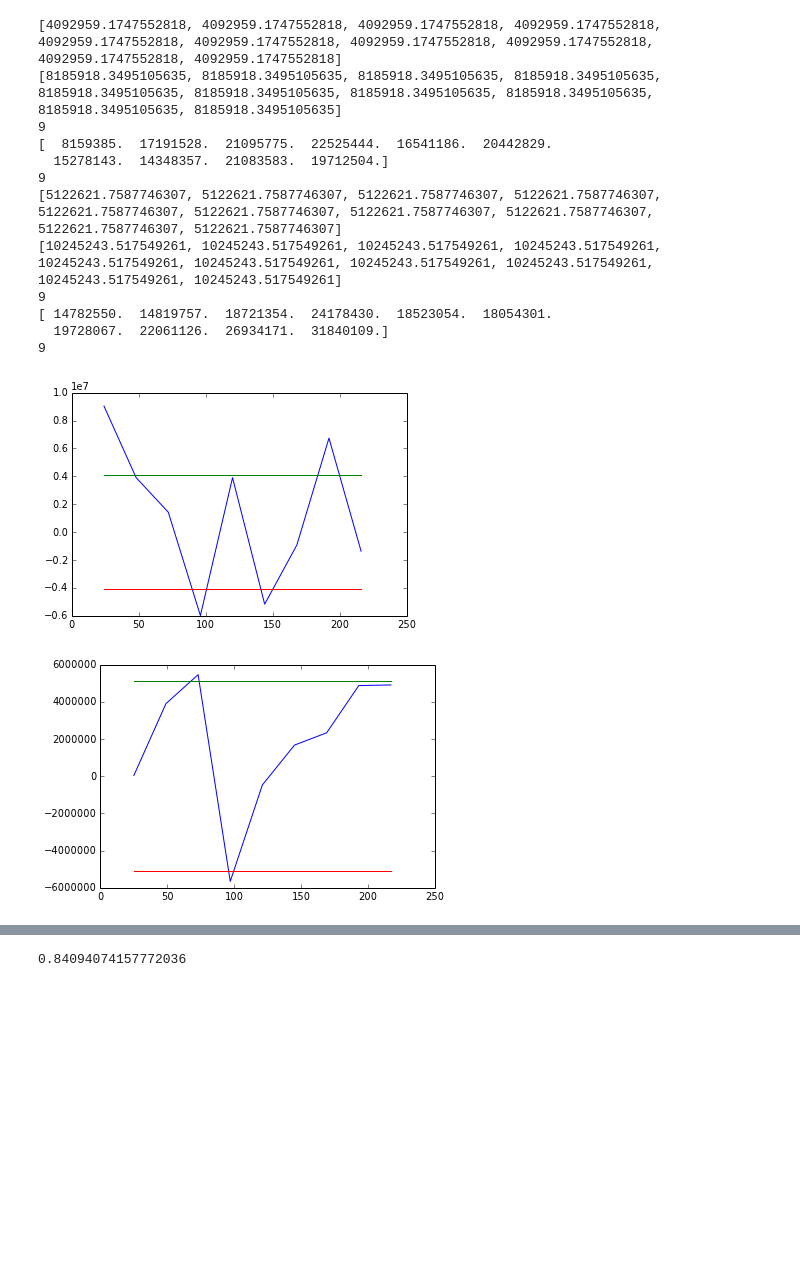
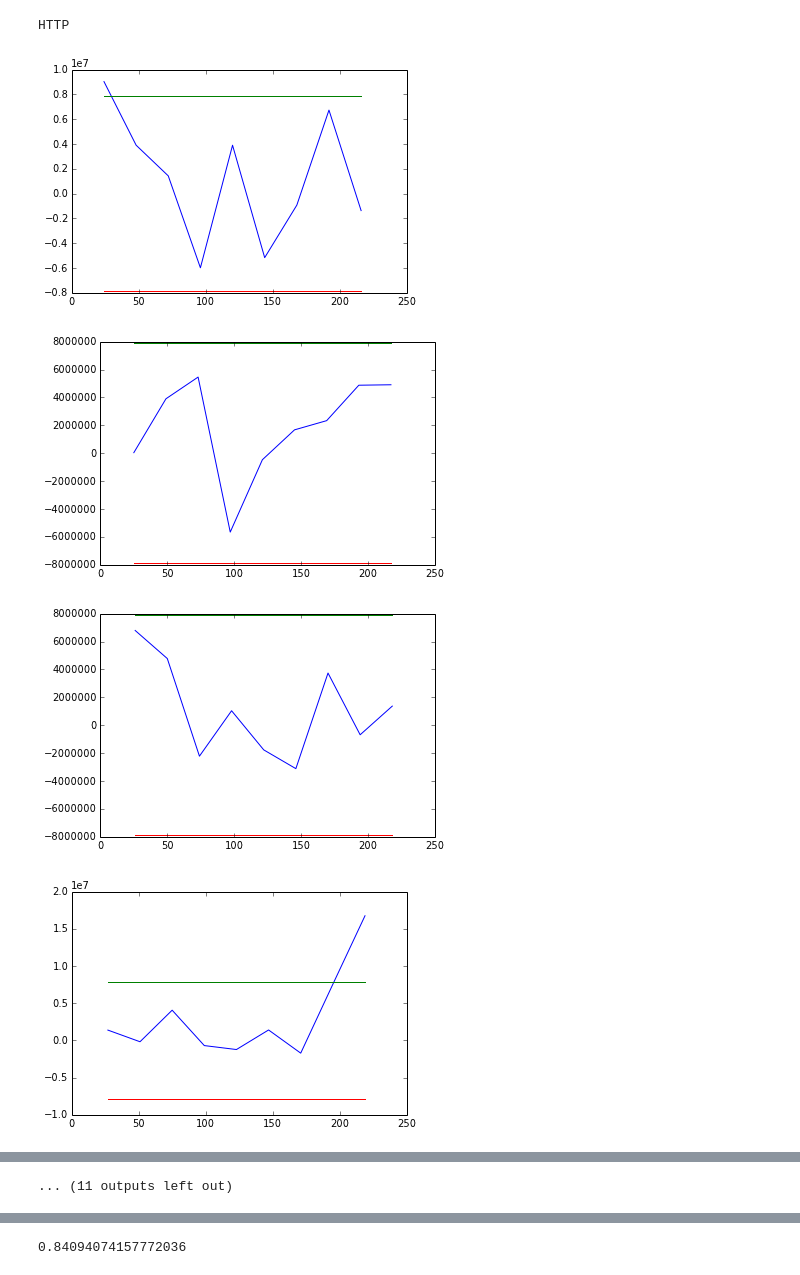
Before and after one commit to arnarn/projekt, a Jupyter notebook: project.ipynb, the cells around one changed output, grey strips where cells are left out. Cells and saved outputs as stored; diff of their text form; code cells hidden in the pictures; blank space fills up the shorter version.

```diff
--- a/project.ipynb
+++ b/project.ipynb
@@ -42,11 +103,9 @@ def collect_services(reportList):
 # %%
 reptimes = map(get_time, reports)
 # %%
-# What feature to use (E.g.: 'Akamai DLM', 'HTTP', 'Apple maps', Diablo 3')
-servicename = 'HTTP'
-feature_speeds = []
-for x in reports:
-    feature_speeds.append(getSpeedForService(x, servicename))
+# What feature to use (E.g.: 'YouTube', 'HTTP', 'Apple maps', Diablo 3')
+servicename = 'Vine'
+feature_speeds = GETfeature_speeds(servicename)
 plt.plot(range(0,len(feature_speeds)),feature_speeds)
 print servicename
 # %% [output]
@@ -136,10 +149,16 @@ model parameters: [ 541.86656959 -855.0083673 ]
 # %%
 # Report for every hour (E.g. 08:00 and 09:00 every day)
+servicename = 'Vine'
+print servicename
+feature_speeds = GETfeature_speeds(servicename)
+matris = GETmatris(feature_speeds)
+variables = GETvariables(matris, feature_speeds)
+unused_hours = variables[0]
+started_days = variables[1]
 hour = range(0,24)
 modelParametersM = []
 residualsL = []
 meanSDM = []
-unused_hours = 0
 minV = []
 maxV = []
 
@@ -148,7 +167,6 @@ for x1 in hour:
     print days
     yAxis = matris[:,x1]
     if len(days) < len(matris[:,x1]):
-        unused_hours = unused_hours+1
         yAxis = matris[0:-1,x1]  # Remove the last zero digit if the full 24 hr of the day hasn't passed
     plt.figure(x1)
     pylab.plot(days, yAxis)
@@ -228,43 +378,37 @@ days = range(0,len(feature_speeds),24)
 # %%
-# Using yesterday
-hour = range(0,2)
-unused_hours = 0
+# Using yesterday [raw value]
+servicename = 'HTTP'
+SDmultiplier = 2
+
+hour = range(0,22)
+print servicename
+feature_speeds = GETfeature_speeds(servicename)
+matris = GETmatris(feature_speeds)
+variables = GETvariables(matris, feature_speeds)
+unused_hours = variables[0]
+SDtotMean = GETSDtotMean(matris, feature_speeds)
+
 for x1 in hour:
     days = range(x1,len(feature_speeds),24)
-    speeds_for_hour = matris[:,x1]
     if len(days) < len(matris[:,x1]):
-        unused_hours = unused_hours+1
         speeds_for_hour = matris[0:-1,x1]  # Remove the last zero digit if the full 24 hr of the day hasn't passed
+    else:
+        speeds_for_hour = matris[:,x1]
     diff_for_hour = [j-i for i, j in zip(speeds_for_hour[:-1], speeds_for_hour[1:])]
-    SD1 = []
-    SD2 = []
-    SD3 = []
-    SD1n = []
+    SD1u = []
+    SD1l = []
+    SDtotMean1u = [] # standard deviation, upper bound
+    SDtotMean1l = [] # standard deviation, lower bound
     for x2 in days:
-        SD1.append(meanSD(speeds_for_hour)[1])
-        SD2.append(meanSD(speeds_for_hour)[1]*2)
-        SD3.append(meanSD(speeds_for_hour)[1]*3)
-        SD1n.append(meanSD(speeds_for_hour)[1]*-1)
-    print SD1
-    print SD2
-    print len(diff_for_hour)
-    print speeds_for_hour
-    print len(days[1:])
+        SD1u.append(meanSD(speeds_for_hour)[1]*SDmultiplier)
+        SD1l.append(meanSD(speeds_for_hour)[1]*-SDmultiplier)
+        SDtotMean1u.append(SDtotMean*SDmultiplier)
+        SDtotMean1l.append(SDtotMean*-SDmultiplier)
     figure(x1)
-    pylab.plot(days[1:], diff_for_hour, days[1:], SD1[1:], days[1:], SD1n[1:])
-#print matris
+    pylab.plot(days[1:], diff_for_hour, days[1:], SDtotMean1u[1:], days[1:], SDtotMean1l[1:])
 # %% [output]
-[4092959.1747552818, 4092959.1747552818, 4092959.1747552818, 4092959.1747552818, 4092959.1747552818, 4092959.1747552818, 4092959.1747552818, 4092959.1747552818, 4092959.1747552818, 4092959.1747552818]
-[8185918.3495105635, 8185918.3495105635, 8185918.3495105635, 8185918.3495105635, 8185918.3495105635, 8185918.3495105635, 8185918.3495105635, 8185918.3495105635, 8185918.3495105635, 8185918.3495105635]
-9
-[  8159385.  17191528.  21095775.  22525444.  16541186.  20442829.
-  15278143.  14348357.  21083583.  19712504.]
-9
-[5122621.7587746307, 5122621.7587746307, 5122621.7587746307, 5122621.7587746307, 5122621.7587746307, 5122621.7587746307, 5122621.7587746307, 5122621.7587746307, 5122621.7587746307, 5122621.7587746307]
-[10245243.517549261, 10245243.517549261, 10245243.517549261, 10245243.517549261, 10245243.517549261, 10245243.517549261, 10245243.517549261, 10245243.517549261, 10245243.517549261, 10245243.517549261]
-9
-[ 14782550.  14819757.  18721354.  24178430.  18523054.  18054301.
-  19728067.  22061126.  26934171.  31840109.]
-9
+HTTP
-[figure, old version]
+[figure, new version]
-[figure, old version]
+[figure, new version]
+[figure, added]
+[figure, added]
@@ -270,0 +422 @@ for x1 in hour:
+... (11 outputs left out)
```
Also changed, not shown: parts of 12 cells of this notebook.
